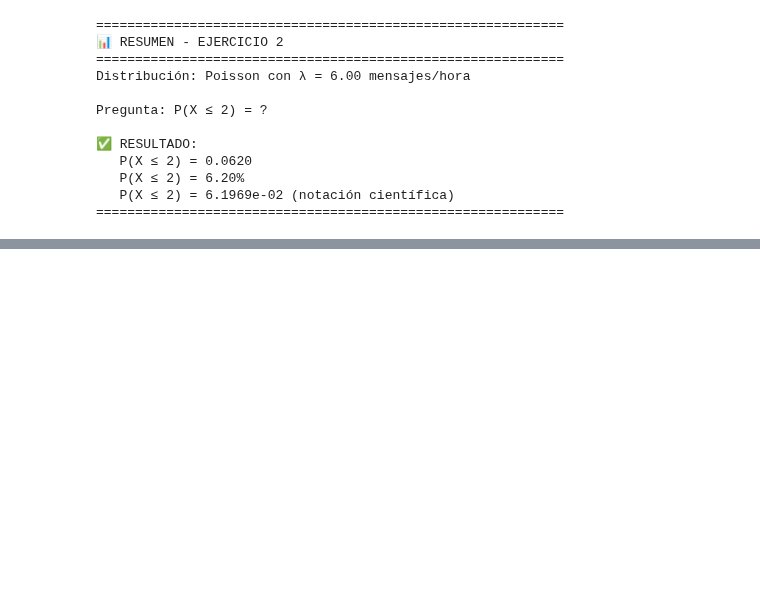
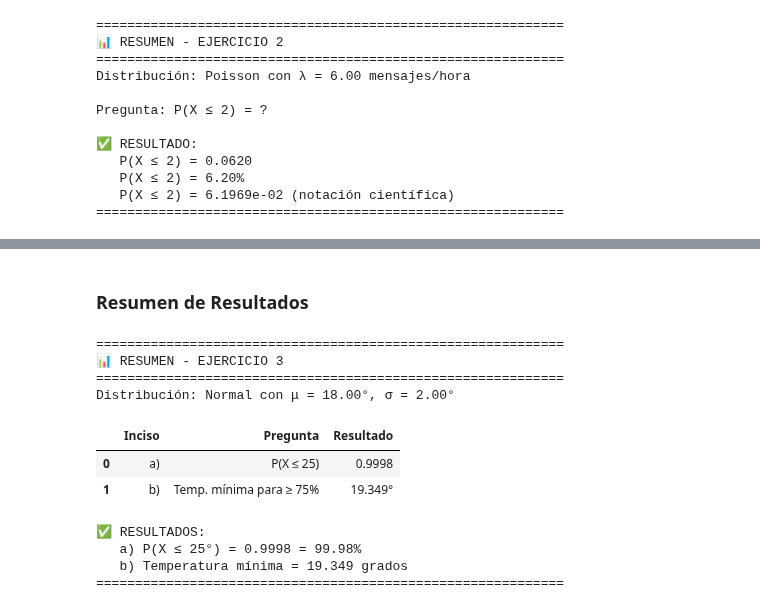
Before and after one commit to alexballera/estadisticas-tgad-fce, a Jupyter notebook: practicas/parciales/primero/ejercicios_adicionales.ipynb, the cells around one changed output, grey strips where cells are left out. Drawn from its saved outputs; the diff is of its cells as text; code cells hidden in the pictures; blank space fills up the shorter version.

```diff
--- a/practicas/parciales/primero/ejercicios_adicionales.ipynb
+++ b/practicas/parciales/primero/ejercicios_adicionales.ipynb
@@ -456,0 +663,40 @@ Pregunta: P(X ≤ 2) = ?
+# %% [markdown]
+### Resumen de Resultados
+# %%
+# Resumen final
+print("\n" + "="*60)
+print("📊 RESUMEN - EJERCICIO 3")
+print("="*60)
+print(f"Distribución: Normal con μ = {mu:.2f}°, σ = {sigma:.2f}°")
+print()
+
+resultados_ej3 = pd.DataFrame({
+    'Inciso': ['a)', 'b)'],
+    'Pregunta': [
+        'P(X ≤ 25)',
+        'Temp. mínima para ≥ 75%'
+    ],
+    'Resultado': [
+        f'{prob_a:.4f}',
+        f'{x_b:.3f}°'
+    ]
+})
+
+display(resultados_ej3)
+print()
+print("✅ RESULTADOS:")
+print(f"   a) P(X ≤ 25°) = {prob_a:.4f} = {prob_a*100:.2f}%")
+print(f"   b) Temperatura mínima = {x_b:.3f} grados")
+print("="*60)
+# %% [output]
+============================================================
+📊 RESUMEN - EJERCICIO 3
+============================================================
+Distribución: Normal con μ = 18.00°, σ = 2.00°
+|  | Inciso | Pregunta | Resultado |
+| 0 | a) | P(X ≤ 25) | 0.9998 |
+| 1 | b) | Temp. mínima para ≥ 75% | 19.349° |
+✅ RESULTADOS:
+   a) P(X ≤ 25°) = 0.9998 = 99.98%
+   b) Temperatura mínima = 19.349 grados
+============================================================
```
Also changed, not shown: parts of 12 cells of this notebook.
